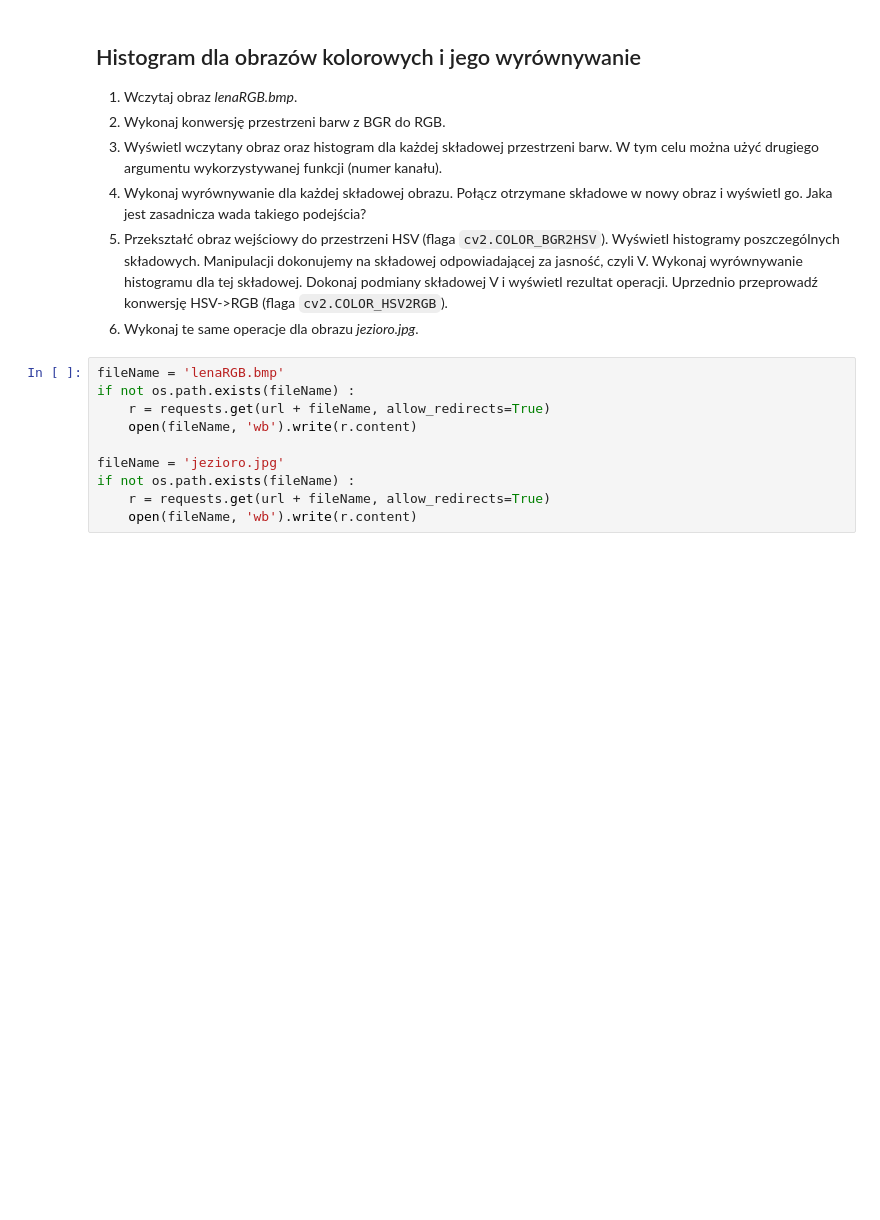
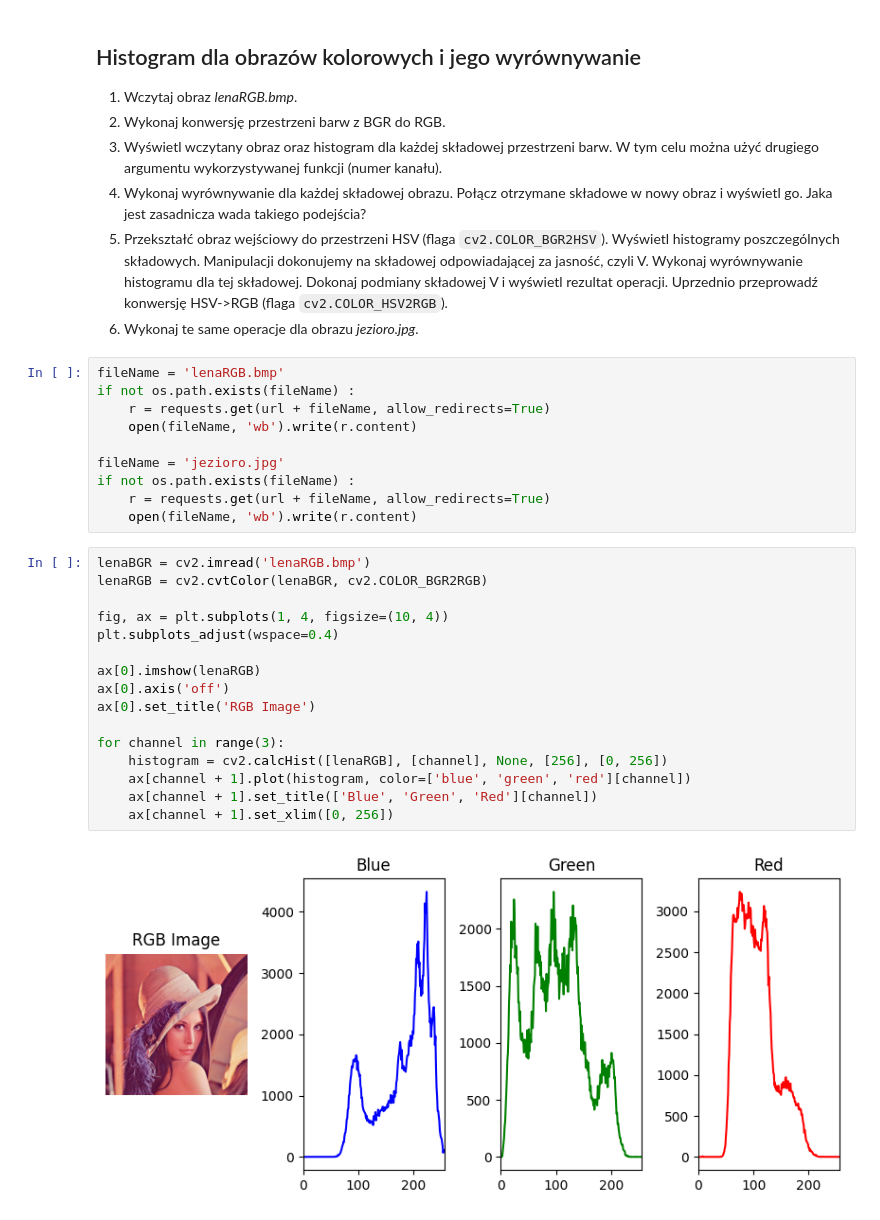
Before and after one commit to krudny/Image-processing, a Jupyter notebook: Lab3-histogram/03_histogram.ipynb, the cells around one changed output. Drawn from its saved outputs; the diff is of its cells as text; blank space fills up the shorter version.

```diff
--- a/Lab3-histogram/03_histogram.ipynb
+++ b/Lab3-histogram/03_histogram.ipynb
@@ -317,3 +317,21 @@ fileName = 'jezioro.jpg'
 if not os.path.exists(fileName) :
     r = requests.get(url + fileName, allow_redirects=True)
     open(fileName, 'wb').write(r.content)
+# %%
+lenaBGR = cv2.imread('lenaRGB.bmp')
+lenaRGB = cv2.cvtColor(lenaBGR, cv2.COLOR_BGR2RGB)
+
+fig, ax = plt.subplots(1, 4, figsize=(10, 4))
+plt.subplots_adjust(wspace=0.4)
+
+ax[0].imshow(lenaRGB)
+ax[0].axis('off')
+ax[0].set_title('RGB Image')
+
+for channel in range(3):
+    histogram = cv2.calcHist([lenaRGB], [channel], None, [256], [0, 256])
+    ax[channel + 1].plot(histogram, color=['blue', 'green', 'red'][channel])
+    ax[channel + 1].set_title(['Blue', 'Green', 'Red'][channel])
+    ax[channel + 1].set_xlim([0, 256])
+# %% [output]
+[figure, added]
```
Also changed, not shown: parts of 2 cells of this notebook, 2 other files.
